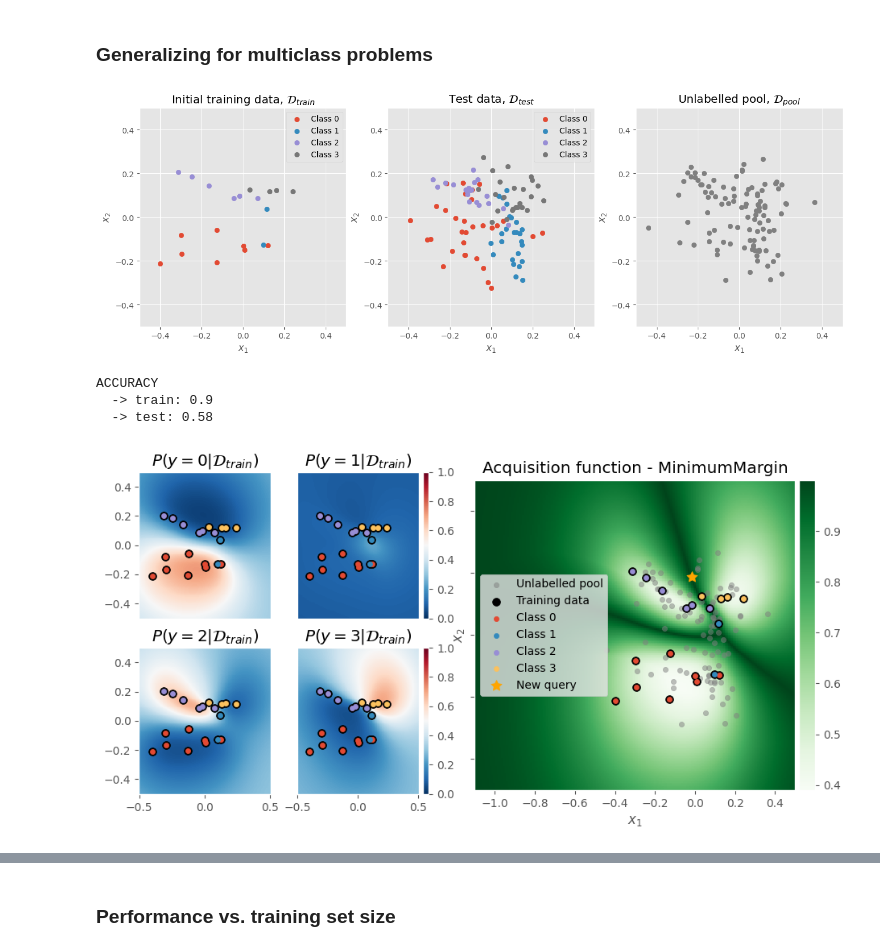
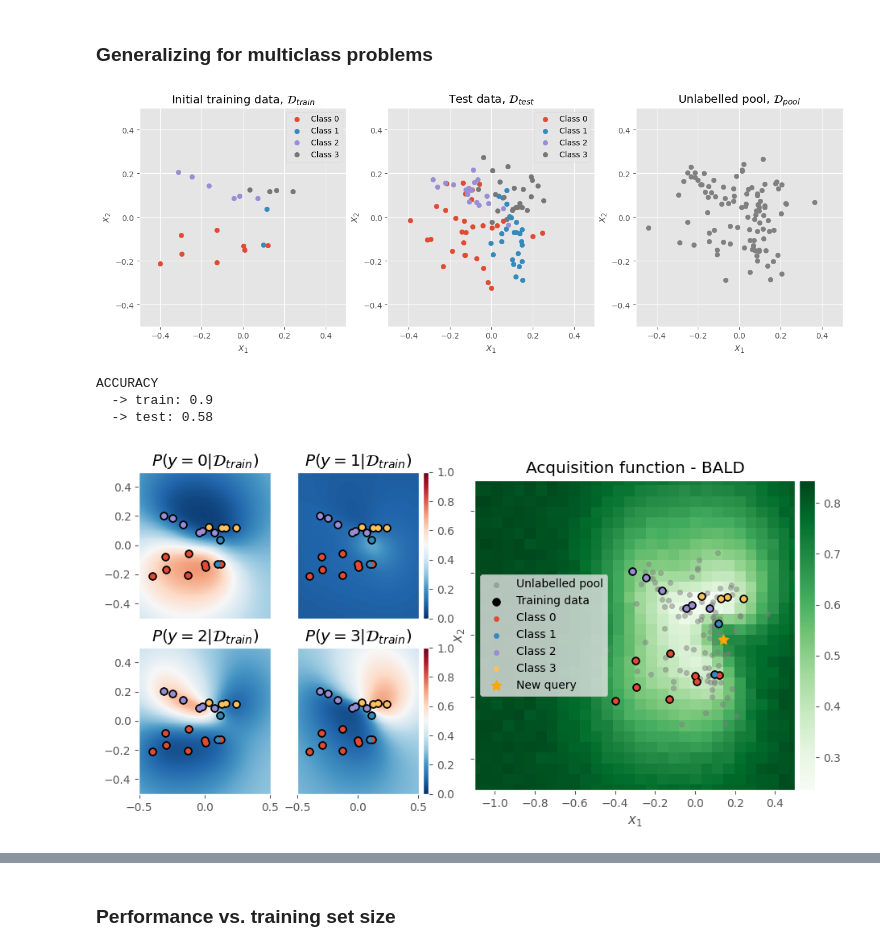
Before and after one commit to albertkjoller/abdl, a Jupyter notebook: notebooks/exploration.ipynb, the cells around one changed output, grey strips where cells are left out. Drawn from its saved outputs; the diff is of its cells as text; code cells hidden in the pictures.

Commit message:
add BALD to workspace

```diff
--- a/notebooks/exploration.ipynb
+++ b/notebooks/exploration.ipynb
@@ -184,37 +169,34 @@ model           = GaussianProcessClassifier(1.0 * RBF(1.0))
 model.sample    = types.MethodType( GP_sample, model )
 
 # Train model
 model.fit(Xtrain, ytrain)
 # Show performance
 print(f"ACCURACY\n  -> train: {model.score(Xtrain, ytrain)}\n  -> test: {model.score(Xtest, ytest)}")
 
 # Define acquisition function
-acq_fun = MinimumMargin(query_n_points=None)
-
-# Get posterior predictive of data in the pool
-pool_probs = model.predict_proba(Xpool)
+acq_fun = BALD(query_n_points=None, n_samples=1000)
 
 # Get acquisition function score and the items to query
-_, query_idxs = acq_fun(pool_probs)
+_, query_idxs = acq_fun(Xpool, model=model)
 next_query = Xpool[query_idxs[0]]
 
 
 ### PLOT DECISION BOUNDARY AND ACQUISITION FUNCTION ###
 fig, axs = plt.subplots(1, 2, figsize=(12, 5), sharey=True, sharex=True)
 
 # Plot model uncertainty across grid
 axs[0] = show_density_grid(model, Xtrain, Xtest, ytrain, ytest, zoom=([-0.5, 0.5], [-0.5, 0.5]), ax=axs[0], fig=fig, num_classes=num_classes)
 # axs[0].legend()
 
 # Plot acquisition function across a grid
-axs[1] = show_acquisition_grid(model, acq_fun, Xtrain, ytrain, Xpool, zoom=([-1.1, 0.5], [-0.5, 0.5]), P=200, ax=axs[1], fig=fig, num_classes=num_classes)
+axs[1] = show_acquisition_grid(model, acq_fun, Xtrain, ytrain, Xpool, zoom=([-1.1, 0.5], [-0.5, 0.5]), P=30, ax=axs[1], fig=fig, num_classes=num_classes)
 axs[1].scatter(next_query[0], next_query[1], color='orange', marker=(5, 1), s=100, label='New query')
 axs[1].legend(loc='center left')
 
 plt.show()
 # %% [output]
 [figure]
 ACCURACY
   -> train: 0.9
   -> test: 0.58
-[figure, old version]
+[figure, new version]
```
Also changed, not shown: parts of 6 cells of this notebook, 5 other files.
